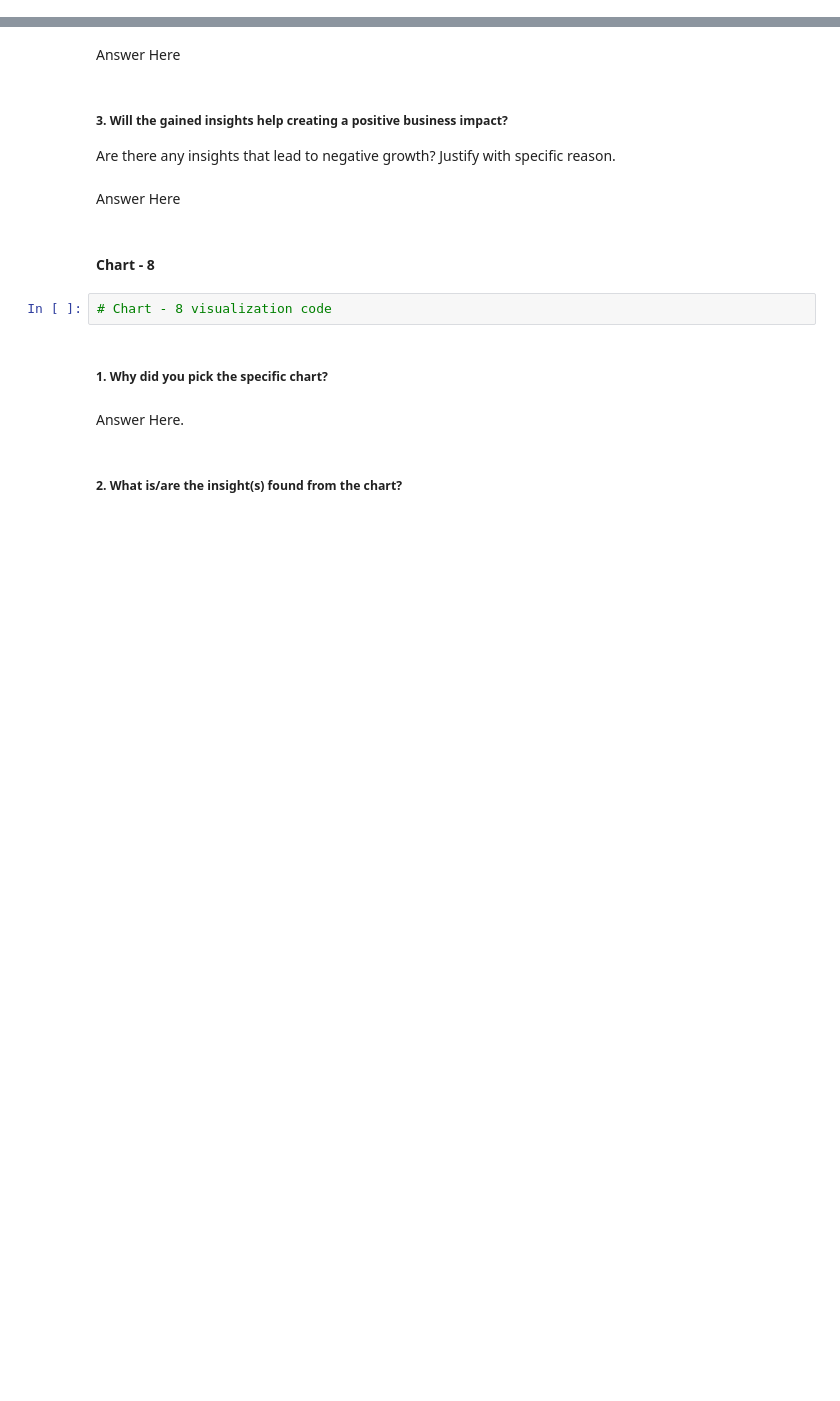
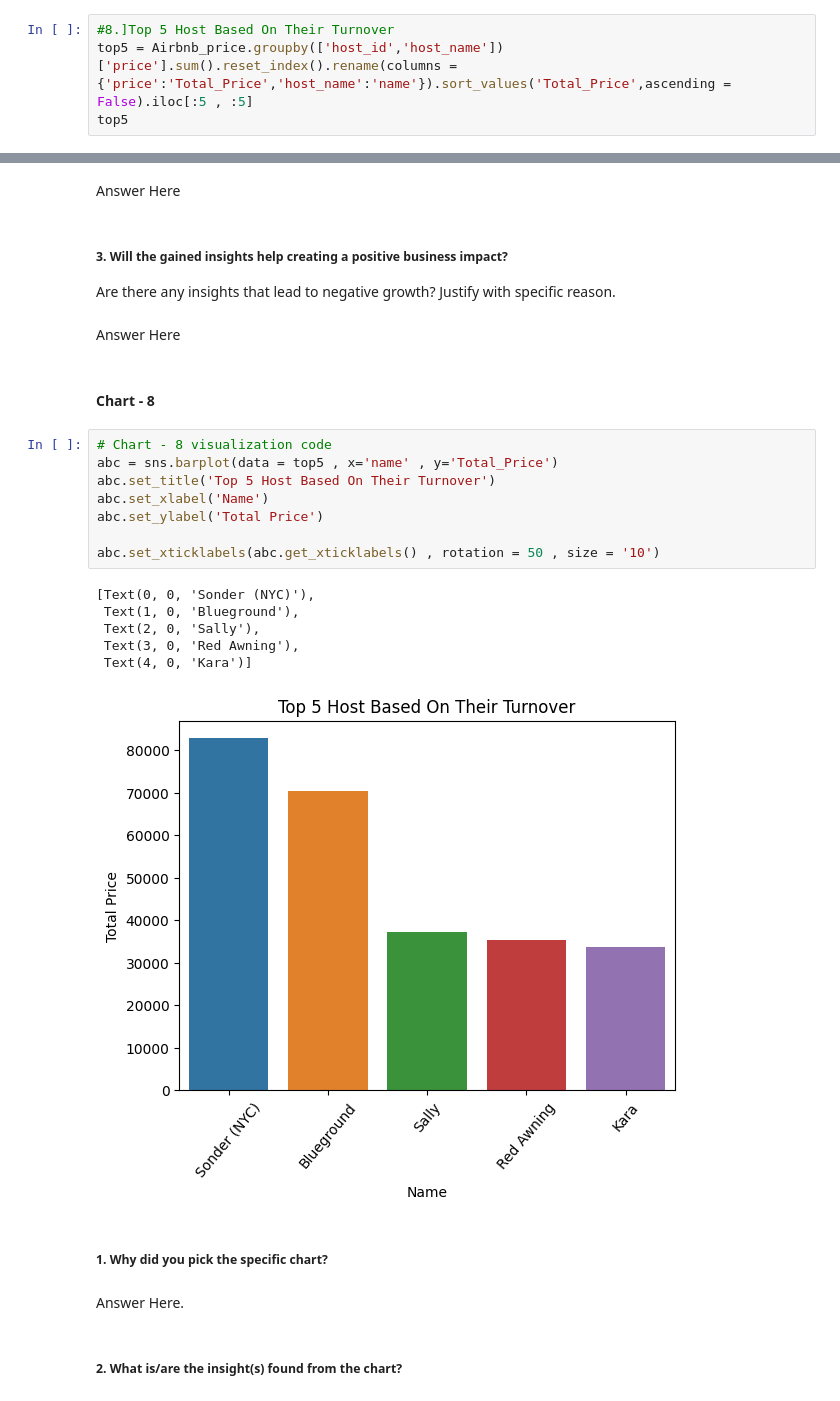
Before and after one commit to Ayushx29/EDA, a Jupyter notebook: AirBnb_Booking_Analysis_(EDA_PROJECT).ipynb, the cells around one changed output, grey strips where cells are left out. Saved outputs shown, nothing was run; the diff lists cells and outputs as text; blank space fills up the shorter version.

```diff
--- a/AirBnb_Booking_Analysis_(EDA_PROJECT).ipynb
+++ b/AirBnb_Booking_Analysis_(EDA_PROJECT).ipynb
@@ -520,0 +547,4 @@ total_nights_room
+# %%
+#8.]Top 5 Host Based On Their Turnover
+top5 = Airbnb_price.groupby(['host_id','host_name'])['price'].sum().reset_index().rename(columns = {'price':'Total_Price','host_name':'name'}).sort_values('Total_Price',ascending = False).iloc[:5 , :5]
+top5
@@ -672,8 +738,21 @@ Are there any insights that lead to negative growth? Justify with specific reaso
 Answer Here
 # %% [markdown]
 #### Chart - 8
-# %%
-# Chart - 8 visualization code
+# %%
+# Chart - 8 visualization code
+abc = sns.barplot(data = top5 , x='name' , y='Total_Price')
+abc.set_title('Top 5 Host Based On Their Turnover')
+abc.set_xlabel('Name')
+abc.set_ylabel('Total Price')
+
+abc.set_xticklabels(abc.get_xticklabels() , rotation = 50 , size = '10')
+# %% [output]
+[Text(0, 0, 'Sonder (NYC)'),
+ Text(1, 0, 'Blueground'),
+ Text(2, 0, 'Sally'),
+ Text(3, 0, 'Red Awning'),
+ Text(4, 0, 'Kara')]
+[figure, added]
 # %% [markdown]
 ##### 1. Why did you pick the specific chart?
 # %% [markdown]
```
Also changed, not shown: parts of 10 cells of this notebook.
